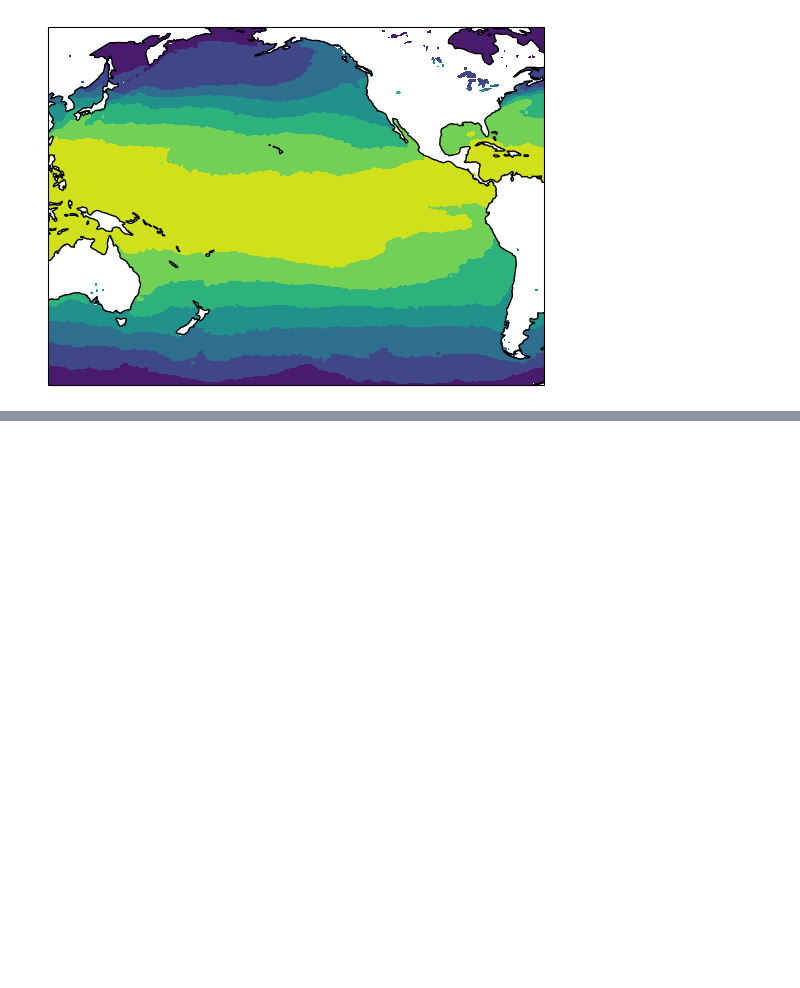
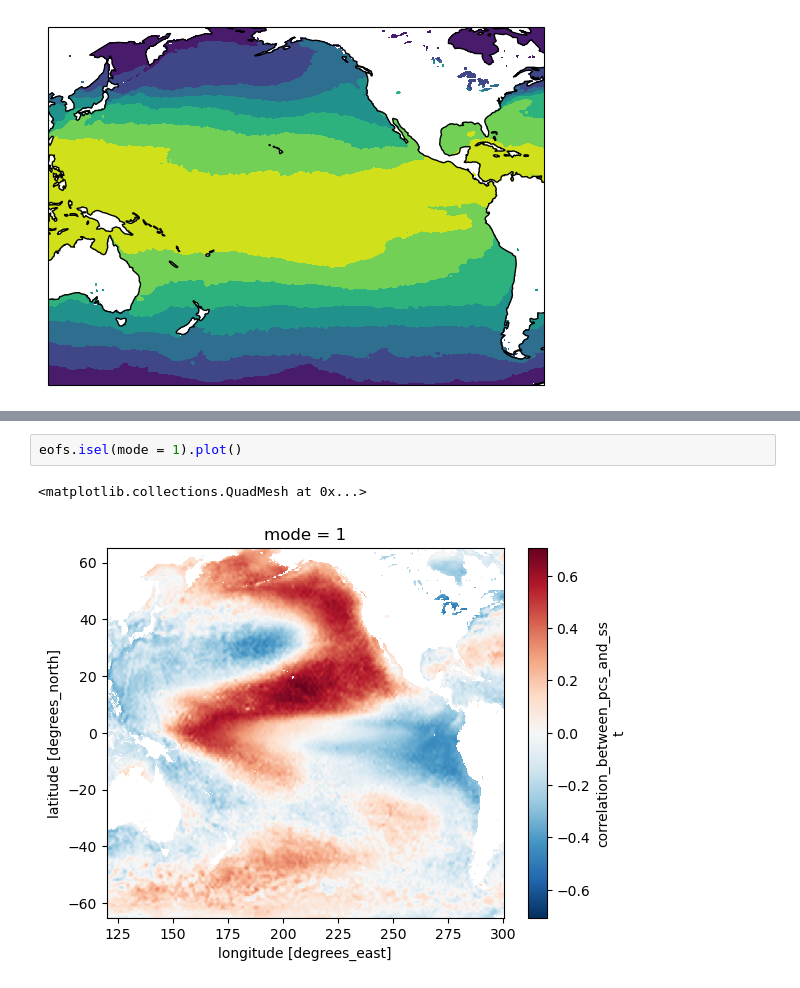
Before and after one commit to swnesbitt/ATMS-523-Module-4, a Jupyter notebook: park_solution.ipynb, the cells around one changed output, grey strips where cells are left out. Drawn from its saved outputs; the diff is of its cells as text; blank space fills up the shorter version.

```diff
--- a/park_solution.ipynb
+++ b/park_solution.ipynb
@@ -90,0 +186,5 @@ snapshot.shape
+# %%
+eofs.isel(mode = 1).plot()
+# %% [output]
+<matplotlib.collections.QuadMesh at 0x...>
+[figure, added]
```
Also changed, not shown: parts of 16 cells of this notebook, 3 other files.
